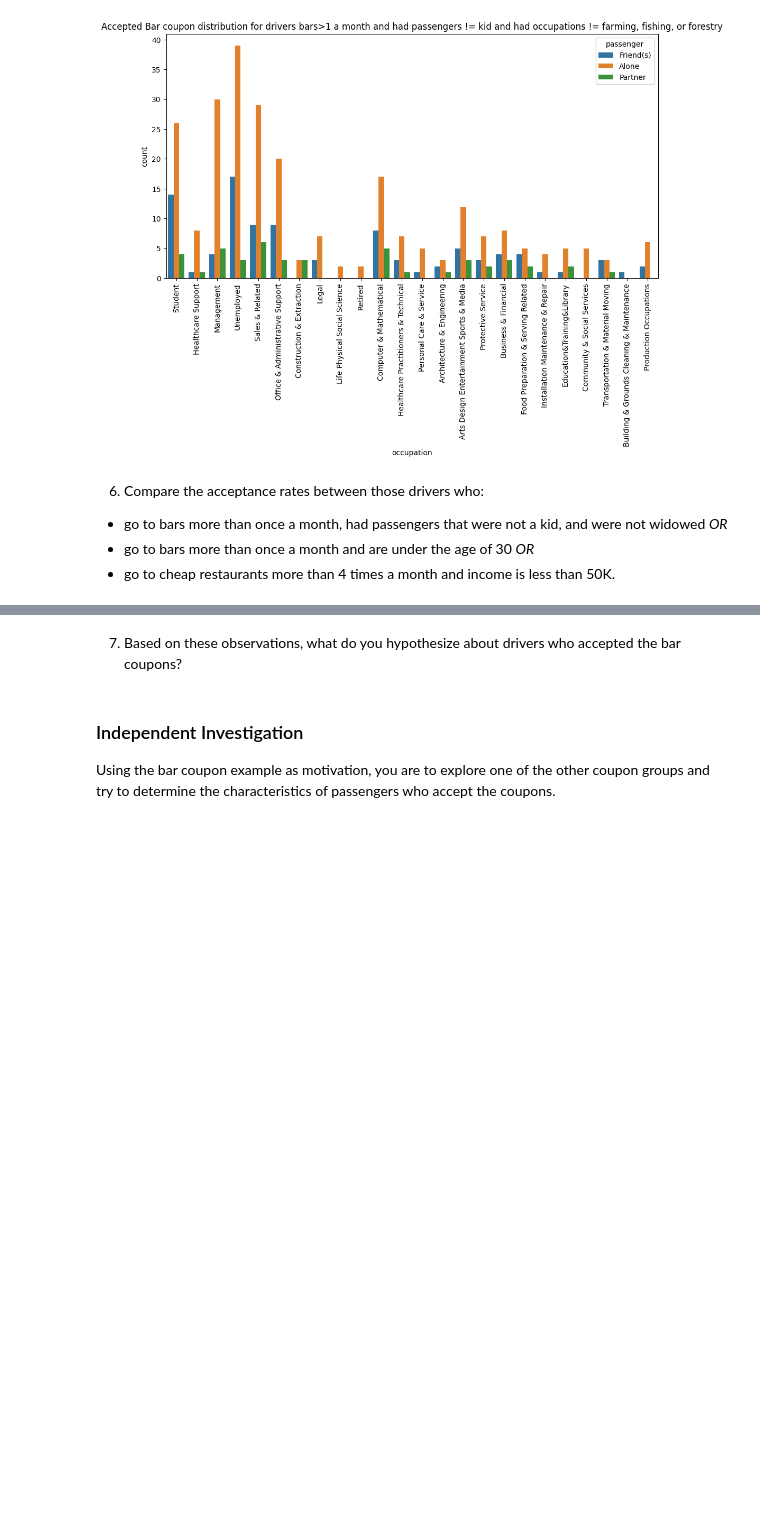
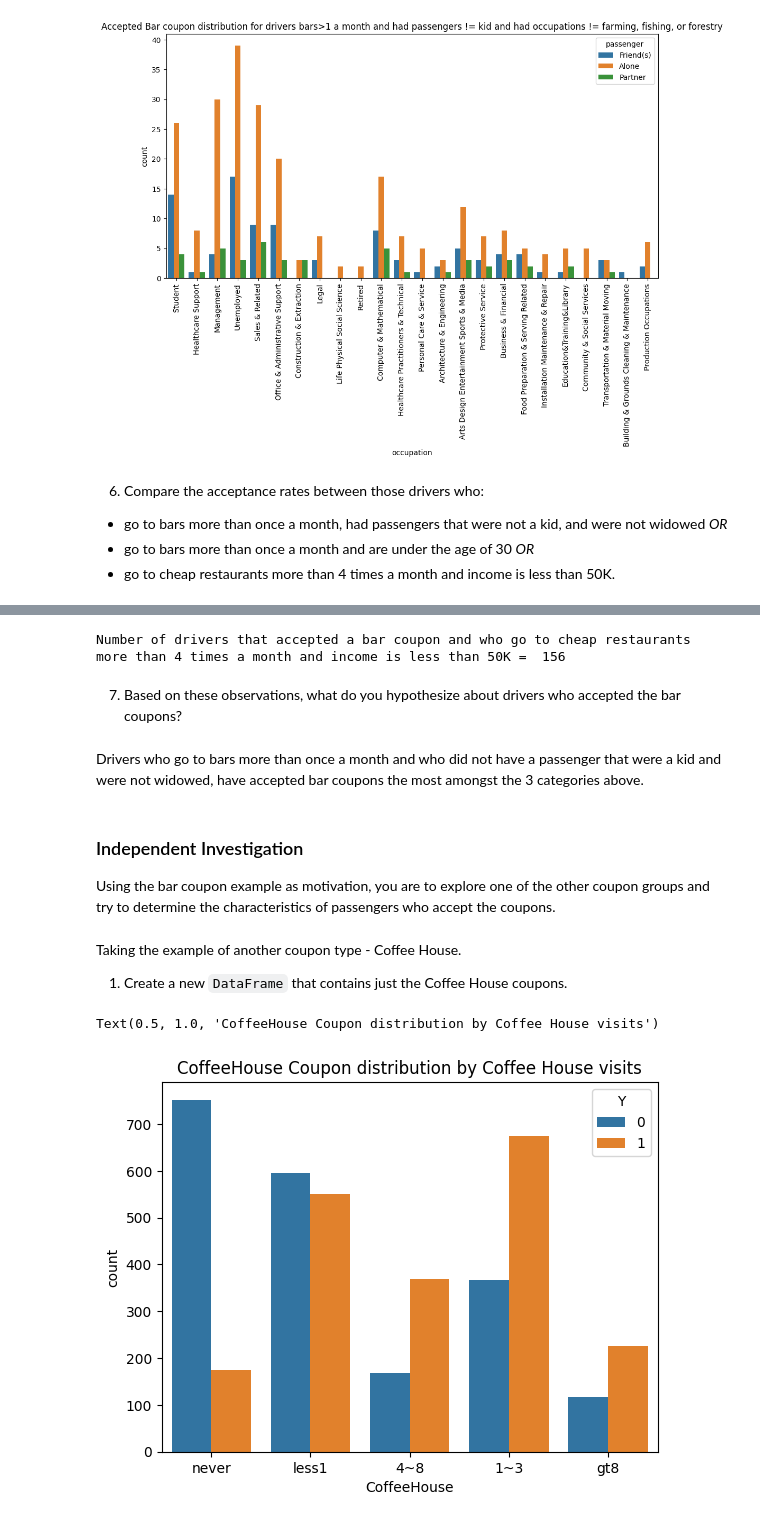
Before and after one commit to sheetal-vartak/Will-the-Customer-Accept-the-Coupon, a Jupyter notebook: prompt.ipynb, the cells around one changed output, grey strips where cells are left out. Cells and saved outputs as stored; diff of their text form; code cells hidden in the pictures; blank space fills up the shorter version.

```diff
--- a/prompt.ipynb
+++ b/prompt.ipynb
@@ -339,6 +359,24 @@ coupons_clean['Bar']
+# %%
+income_less_50k = ['$25000 - $37499', '$12500 - $24999', '$37500 - $49999', 'Less than $12500']
+more_than_4 = ['4~8', 'gt8']
+cheap_restaurants_income_less_50k = accepted_bar_coupons.query("RestaurantLessThan20 in @more_than_4 & income in @income_less_50k")
+print ("Number of drivers that accepted a bar coupon and who go to cheap restaurants more than 4 times a month and income is less than 50K = ", cheap_restaurants_income_less_50k.shape[0])
+# %% [output]
+Number of drivers that accepted a bar coupon and who go to cheap restaurants more than 4 times a month and income is less than 50K =  156
 # %% [markdown]
 7.  Based on these observations, what do you hypothesize about drivers who accepted the bar coupons?
+# %% [markdown]
+Drivers who go to bars more than once a month and who did not have a passenger that were a kid and were not widowed, have accepted bar coupons the most amongst the 3 categories above.
 # %% [markdown]
 ### Independent Investigation
 
 Using the bar coupon example as motivation, you are to explore one of the other coupon groups and try to determine the characteristics of passengers who accept the coupons.
+# %% [markdown]
+Taking the example of another coupon type - Coffee House.
+1. Create a new `DataFrame` that contains just the Coffee House coupons.
+# %%
+coffeehouse_coupons = coupons_clean[coupons_clean["coupon"] == "Coffee House"]
+sns.countplot(x = "CoffeeHouse", hue = "Y", data = coffeehouse_coupons).set_title("CoffeeHouse Coupon distribution by Coffee House visits")
+# %% [output]
+Text(0.5, 1.0, 'CoffeeHouse Coupon distribution by Coffee House visits')
+[figure, added]
```
Also changed, not shown: parts of 25 cells of this notebook.
